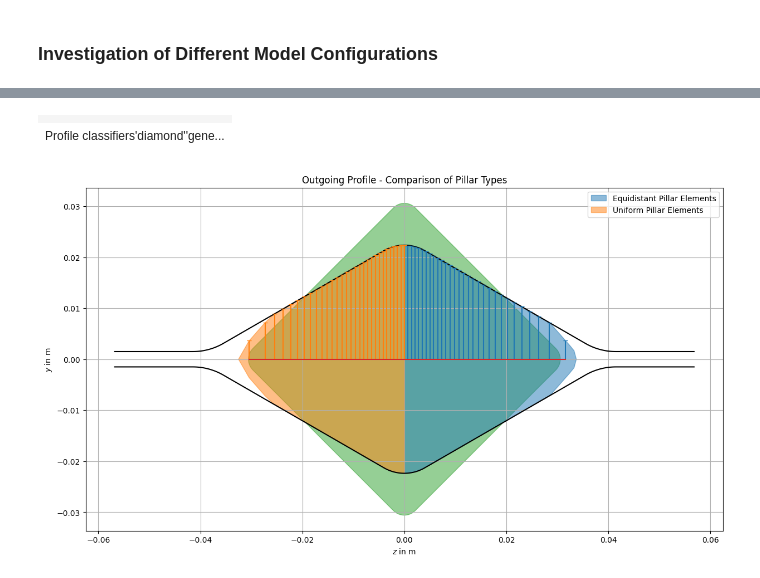
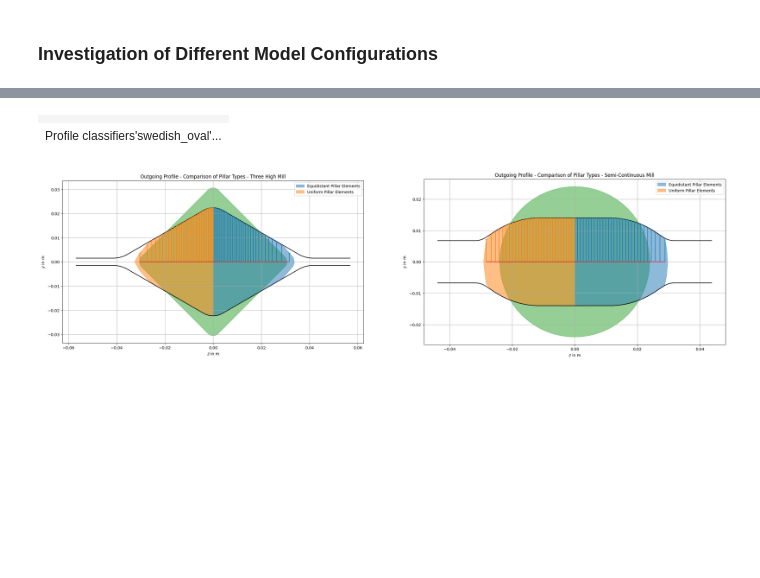
Before and after one commit to pyroll-project/pyroll-examples, a Jupyter notebook: pillar_model_intro.ipynb, the cells around one changed output, grey strips where cells are left out. Cells and saved outputs as stored; diff of their text form; code cells hidden in the pictures; blank space fills up the shorter version.

```diff
--- a/pillar_model_intro.ipynb
+++ b/pillar_model_intro.ipynb
@@ -123,7 +198,10 @@ sequence = pr.PassSequence([
 pyroll.pillar_model.Config.PILLAR_TYPE = "EQUIDISTANT"
 pyroll.pillar_model.Config.PILLAR_COUNT = 30
 
-sequence_equidistant_pillars = copy(sequence)
-sequence_equidistant_pillars.solve(in_profile=in_profile_equidistant_pillars)
+three_high_sequence_equidistant_pillars = copy(three_high_sequence)
+three_high_sequence_equidistant_pillars.solve(in_profile=three_high_in_profile_equidistant_pillars)
+
+semi_continuous_sequence_equidistant_pillars = copy(continuous_mill_sequence)
+semi_continuous_sequence_equidistant_pillars.solve(in_profile=continuous_mill_in_profile_equidistant_pillars)
 # %% [output]
 |  |
@@ -132,44 +210,55 @@ sequence_equidistant_pillars.solve(in_profile=in_profile_equidistant_pillars)
 pyroll.pillar_model.Config.PILLAR_TYPE = "UNIFORM"
 pyroll.pillar_model.Config.PILLAR_COUNT = 30
 
-sequence_uniform_pillars = copy(sequence)
-sequence_uniform_pillars.solve(in_profile=in_profile_uniform_pillars)
+three_high_sequence_uniform_pillars = copy(three_high_sequence)
+three_high_sequence_uniform_pillars.solve(in_profile=three_high_in_profile_uniform_pillars)
+
+semi_continuous_sequence_uniform_pillars = copy(continuous_mill_sequence)
+semi_continuous_sequence_uniform_pillars.solve(in_profile=continuous_mill_in_profile_uniform_pillars)
 # %% [output]
 |  |
-| Profile classifiers'diamond''gene... |
+| Profile classifiers'swedish_oval'... |
 # %%
-import math
-from shapely import clip_by_rect
+fig, axs = plt.subplots(figsize=(30, 8), nrows=1, ncols=2)
 
-fig: plt.Figure = plt.figure(figsize=(15, 8))
-ax: plt.Axes = fig.add_subplot()
+axs[0].set_title(r"Outgoing Profile - Comparison of Pillar Types - Three High Mill")
+axs[0].set_xlabel(r"$z$ in $\mathrm{m}$")
+axs[0].set_ylabel(r"$y$ in $\mathrm{m}$")
+axs[0].grid(True)
+axs[0].set_aspect("equal")
 
-ax.set_title(r"Outgoing Profile - Comparison of Pillar Types")
-ax.set_xlabel(r"$z$ in $\mathrm{m}$")
-ax.set_ylabel(r"$y$ in $\mathrm{m}$")
-ax.grid(True)
-ax.set_aspect("equal")
+three_high_half_uniform_out_profile_cross_section = clip_by_rect(three_high_sequence_uniform_pillars.out_profile.cross_section, -three_high_sequence_equidistant_pillars.out_profile.width / 2, -math.inf, 0, math.inf)
+three_high_half_equidistant_out_profile_cross_section = clip_by_rect(three_high_sequence_equidistant_pillars.out_profile.cross_section, 0, -math.inf, three_high_sequence_equidistant_pillars.out_profile.width / 2, math.inf)
 
-half_uniform_out_profile_cross_section = clip_by_rect(sequence_uniform_pillars.out_profile.cross_section,
-                                                      -sequence_equidistant_pillars.out_profile.width / 2, -math.inf, 0,
-                                                      math.inf)
-half_equidistant_out_profile_cross_section = clip_by_rect(sequence_equidistant_pillars.out_profile.cross_section, 0,
-                                                          -math.inf, sequence_equidistant_pillars.out_profile.width / 2,
-                                                          math.inf)
+for cl in three_high_sequence_uniform_pillars[-1].contour_lines:
+    axs[0].plot(*cl.xy, color="black")
 
-for cl in sequence_uniform_pillars[-1].contour_lines:
-    ax.plot(*cl.xy, color="black")
+axs[0].fill(*three_high_sequence_uniform_pillars.in_profile.cross_section.exterior.xy, alpha=0.5, color="C2")
+axs[0].fill(*three_high_half_equidistant_out_profile_cross_section.exterior.xy, alpha=0.5, color="C0", label="Equidistant Pillar Elements")
+axs[0].fill(*three_high_half_uniform_out_profile_cross_section.exterior.xy, alpha=0.5, color="C1", label="Uniform Pillar Elements")
+axs[0].stem(three_high_sequence_equidistant_pillars.out_profile.pillars, three_high_sequence_equidistant_pillars.out_profile.pillar_heights / 2, linefmt="C0", markerfmt="_")
+axs[0].stem(-three_high_sequence_uniform_pillars.out_profile.pillars, three_high_sequence_uniform_pillars.out_profile.pillar_heights / 2, linefmt="C1", markerfmt="_")
+axs[0].legend()
 
-ax.fill(*sequence_uniform_pillars.in_profile.cross_section.exterior.xy, alpha=0.5, color="C2")
-ax.fill(*half_equidistant_out_profile_cross_section.exterior.xy, alpha=0.5, color="C0",
-        label="Equidistant Pillar Elements")
-ax.fill(*half_uniform_out_profile_cross_section.exterior.xy, alpha=0.5, color="C1", label="Uniform Pillar Elements")
-ax.stem(sequence_equidistant_pillars.out_profile.pillars, sequence_equidistant_pillars.out_profile.pillar_heights / 2,
-        linefmt="C0", markerfmt="_")
-ax.stem(-sequence_uniform_pillars.out_profile.pillars, sequence_uniform_pillars.out_profile.pillar_heights / 2,
-        linefmt="C1",
-        markerfmt="_")
-ax.legend()
+axs[1].set_title(r"Outgoing Profile - Comparison of Pillar Types - Semi-Continuous Mill")
+axs[1].set_xlabel(r"$z$ in $\mathrm{m}$")
+axs[1].set_ylabel(r"$y$ in $\mathrm{m}$")
+axs[1].grid(True)
+axs[1].set_aspect("equal")
+
+semi_continuous_half_uniform_out_profile_cross_section = clip_by_rect(semi_continuous_sequence_uniform_pillars.out_profile.cross_section, -semi_continuous_sequence_uniform_pillars.out_profile.width / 2, -math.inf, 0, math.inf)
+semi_continuous_half_equidistant_out_profile_cross_section = clip_by_rect(semi_continuous_sequence_equidistant_pillars.out_profile.cross_section, 0, -math.inf, semi_continuous_sequence_equidistant_pillars.out_profile.width / 2, math.inf)
+
+for cl in semi_continuous_sequence_uniform_pillars[-1].contour_lines:
+    axs[1].plot(*cl.xy, color="black")
+
+axs[1].fill(*semi_continuous_sequence_uniform_pillars.in_profile.cross_section.exterior.xy, alpha=0.5, color="C2")
+axs[1].fill(*semi_continuous_half_equidistant_out_profile_cross_section.exterior.xy, alpha=0.5, color="C0", label="Equidistant Pillar Elements")
+axs[1].fill(*semi_continuous_half_uniform_out_profile_cross_section.exterior.xy, alpha=0.5, color="C1", label="Uniform Pillar Elements")
+axs[1].stem(semi_continuous_sequence_equidistant_pillars.out_profile.pillars, semi_continuous_sequence_equidistant_pillars.out_profile.pillar_heights / 2, linefmt="C0", markerfmt="_")
+axs[1].stem(-semi_continuous_sequence_uniform_pillars.out_profile.pillars, semi_continuous_sequence_uniform_pillars.out_profile.pillar_heights / 2, linefmt="C1", markerfmt="_")
+axs[1].legend()
+
 plt.show()
 # %% [output]
-[figure, old version]
+[figure, new version]
```
Also changed, not shown: parts of 20 cells of this notebook.
